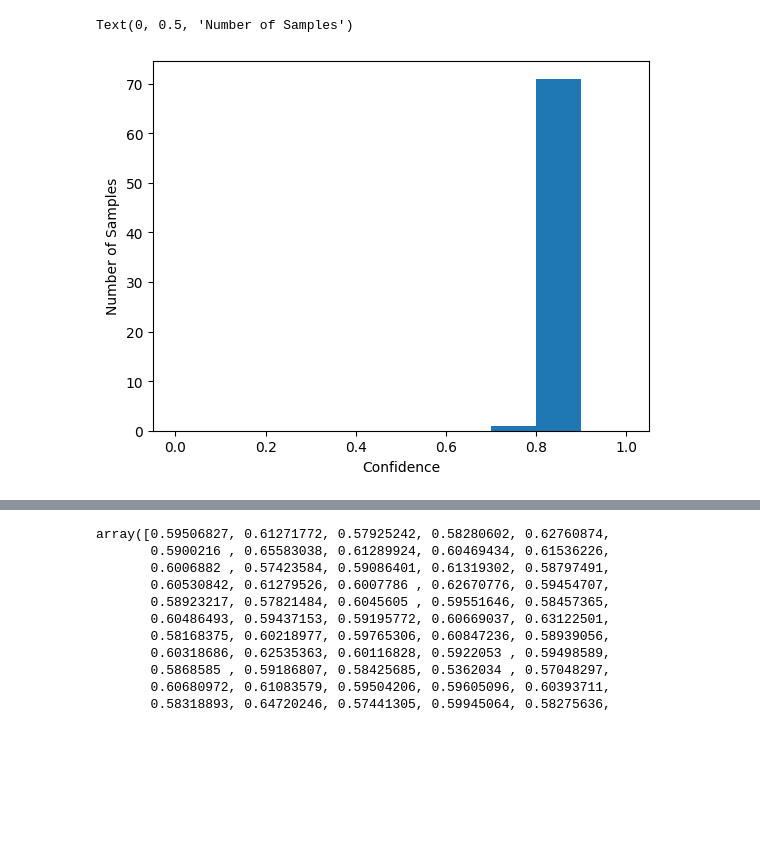
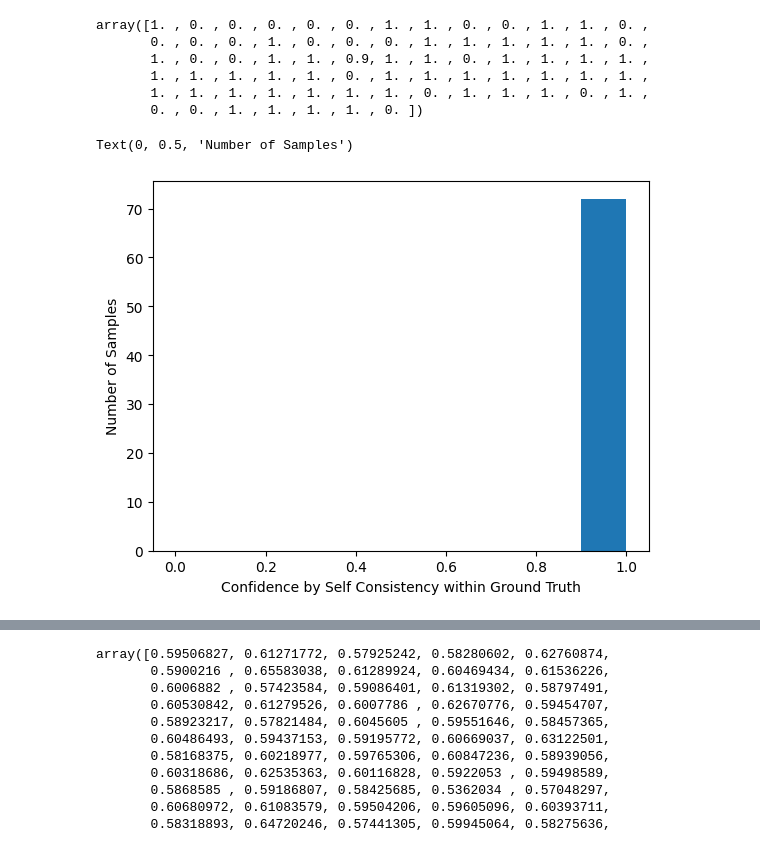
Before and after one commit to trilokpadhi/Multimodal-Uncertainty-Quantification, a Jupyter notebook: Calibration_uq_llava_io.ipynb, the cells around one changed output, grey strips where cells are left out. Drawn from its saved outputs; the diff is of its cells as text; code cells hidden in the pictures; blank space fills up the shorter version.

Commit message:
calibration plots for responses with temp and topp = 1

```diff
--- a/Calibration_uq_llava_io.ipynb
+++ b/Calibration_uq_llava_io.ipynb
@@ -98,0 +85,9 @@ plot_calibration_curve(uncertainties, accuracies, num_bins=10)
+# %%
+accuracies
+# %% [output]
+array([1. , 0. , 0. , 0. , 0. , 0. , 1. , 1. , 0. , 0. , 1. , 1. , 0. ,
+       0. , 0. , 0. , 1. , 0. , 0. , 0. , 1. , 1. , 1. , 1. , 1. , 0. ,
+       1. , 0. , 0. , 1. , 1. , 0.9, 1. , 1. , 0. , 1. , 1. , 1. , 1. ,
+       1. , 1. , 1. , 1. , 1. , 0. , 1. , 1. , 1. , 1. , 1. , 1. , 1. ,
+       1. , 1. , 1. , 1. , 1. , 1. , 1. , 0. , 1. , 1. , 1. , 0. , 1. ,
+       0. , 0. , 1. , 1. , 1. , 1. , 0. ])
@@ -99,7 +136,7 @@ plot_calibration_curve(uncertainties, accuracies, num_bins=10)
 # %%
-plt.hist(uncertainties, bins=np.linspace(0, 1, 11))
-plt.xlabel('Confidence')
+plt.hist(confidences, bins=np.linspace(0, 1, 11))
+plt.xlabel('Confidence by Self Consistency within Ground Truth')
 plt.ylabel('Number of Samples')
 # %% [output]
 Text(0, 0.5, 'Number of Samples')
-[figure, old version]
+[figure, new version]
```
Also changed, not shown: parts of 15 cells of this notebook.
